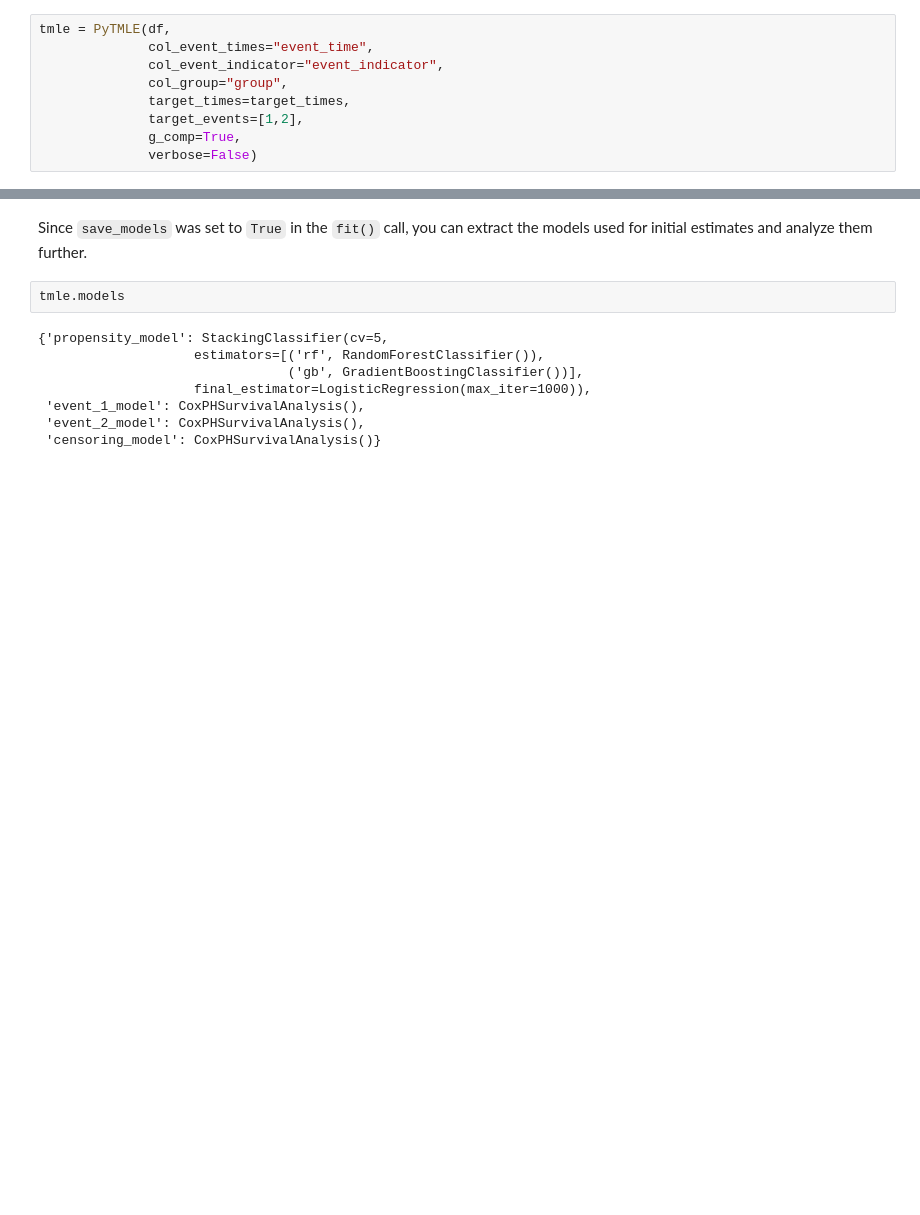
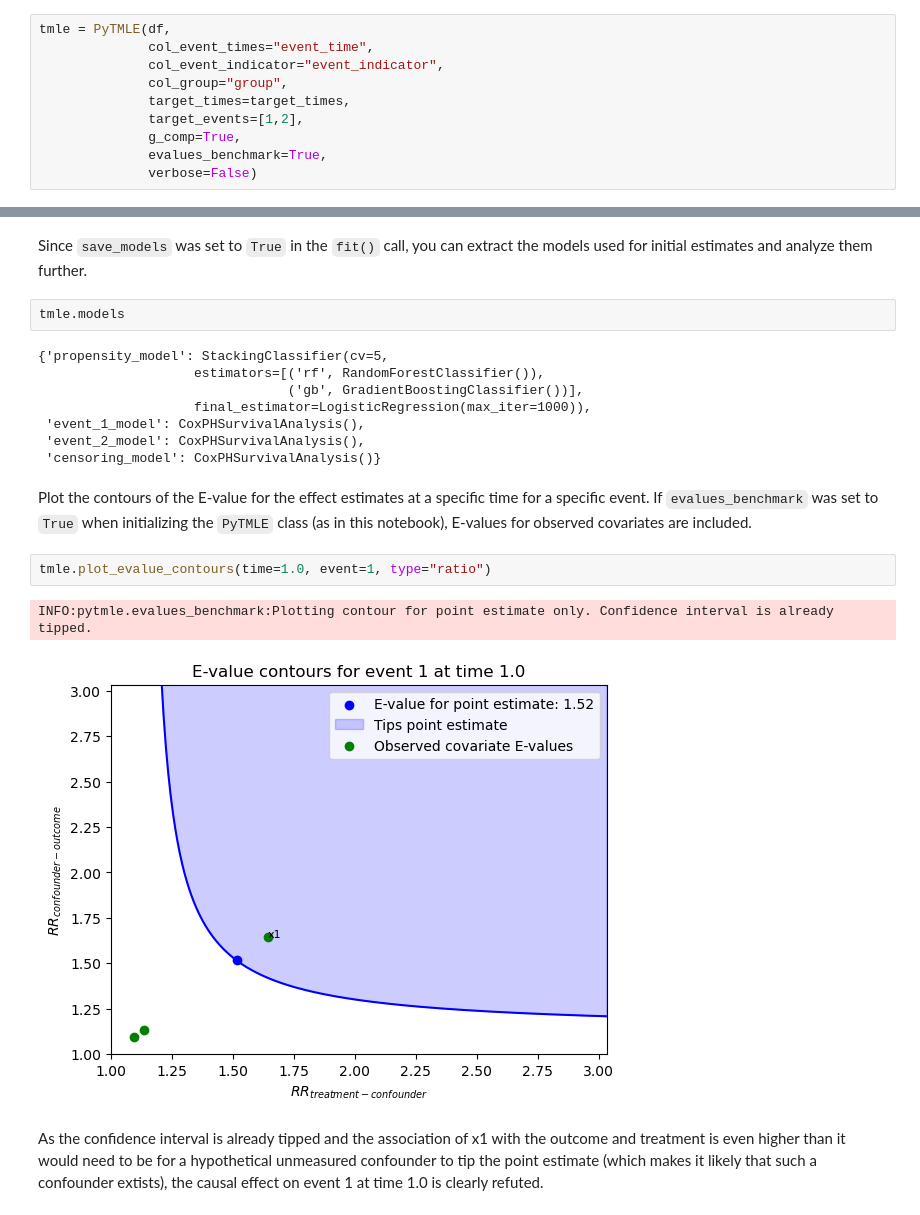
Before and after one commit to SCAI-BIO/pytmle, a Jupyter notebook: notebooks/01_tutorial_basic.ipynb, the cells around one changed output, grey strips where cells are left out. Drawn from its saved outputs; the diff is of its cells as text; blank space fills up the shorter version.

Commit message:
Task: added E-values benchmark

```diff
--- a/notebooks/01_tutorial_basic.ipynb
+++ b/notebooks/01_tutorial_basic.ipynb
@@ -59,6 +59,7 @@ tmle = PyTMLE(df,
               target_times=target_times,
               target_events=[1,2],
               g_comp=True,
+              evalues_benchmark=True,
               verbose=False)
 # %% [markdown]
 Fit PyTMLE with the default models for initial estimates, using 5 CV folds and up to 100 TMLE updates.
@@ -114,3 +127,12 @@ tmle.models
  'event_1_model': CoxPHSurvivalAnalysis(),
  'event_2_model': CoxPHSurvivalAnalysis(),
  'censoring_model': CoxPHSurvivalAnalysis()}
+# %% [markdown]
+Plot the contours of the E-value for the effect estimates at a specific time for a specific event. If `evalues_benchmark` was set to `True` when initializing the `PyTMLE` class (as in this notebook), E-values for observed covariates are included.
+# %%
+tmle.plot_evalue_contours(time=1.0, event=1, type="ratio")
+# %% [output]
+INFO:pytmle.evalues_benchmark:Plotting contour for point estimate only. Confidence interval is already tipped.
+[figure, added]
+# %% [markdown]
+As the confidence interval is already tipped and the association of x1 with the outcome and treatment is even higher than it would need to be for a hypothetical unmeasured confounder to tip the point estimate (which makes it likely that such a confounder extists), the causal effect on event 1 at time 1.0 is clearly refuted.
```
Also changed, not shown: parts of 1 cell of this notebook, 4 other files.
